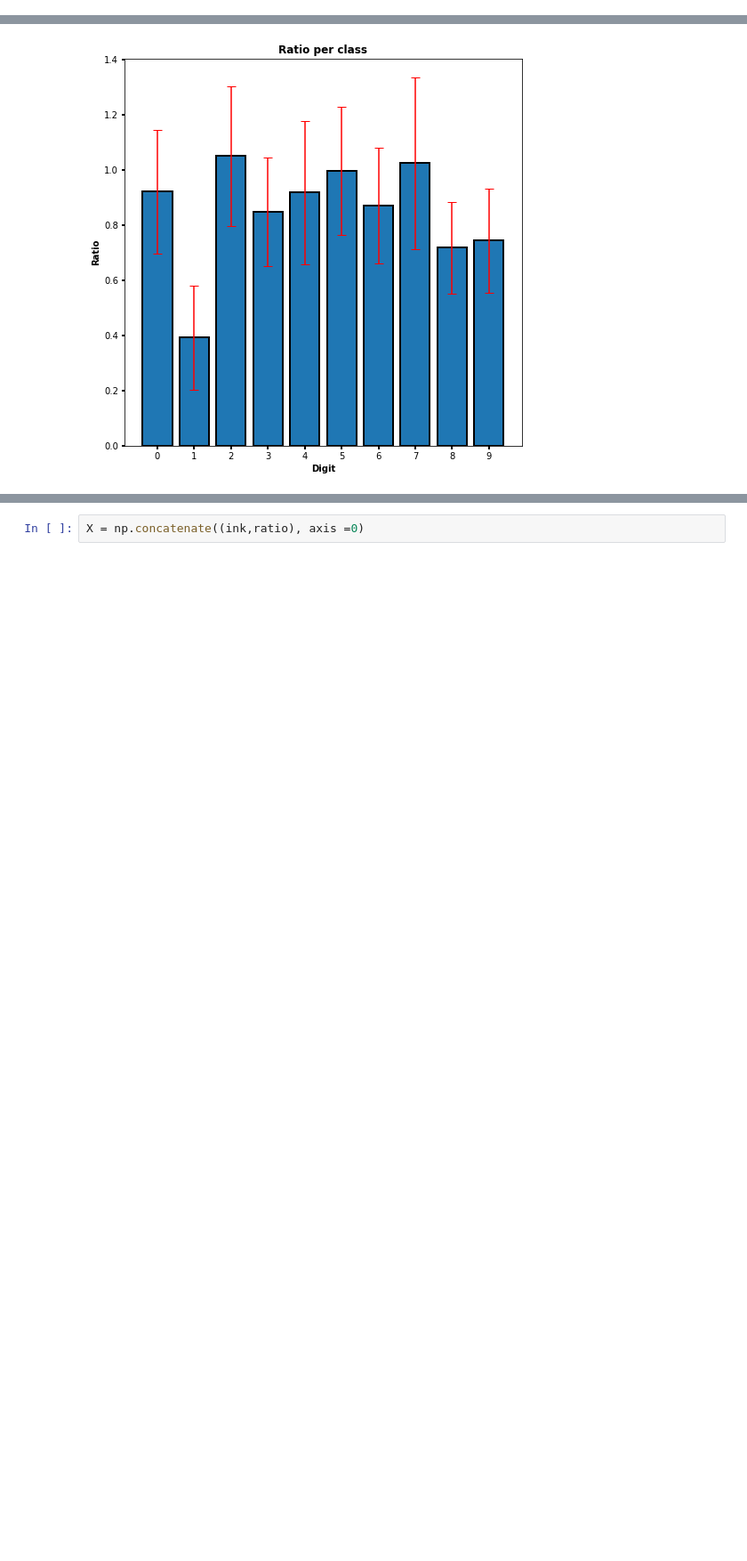
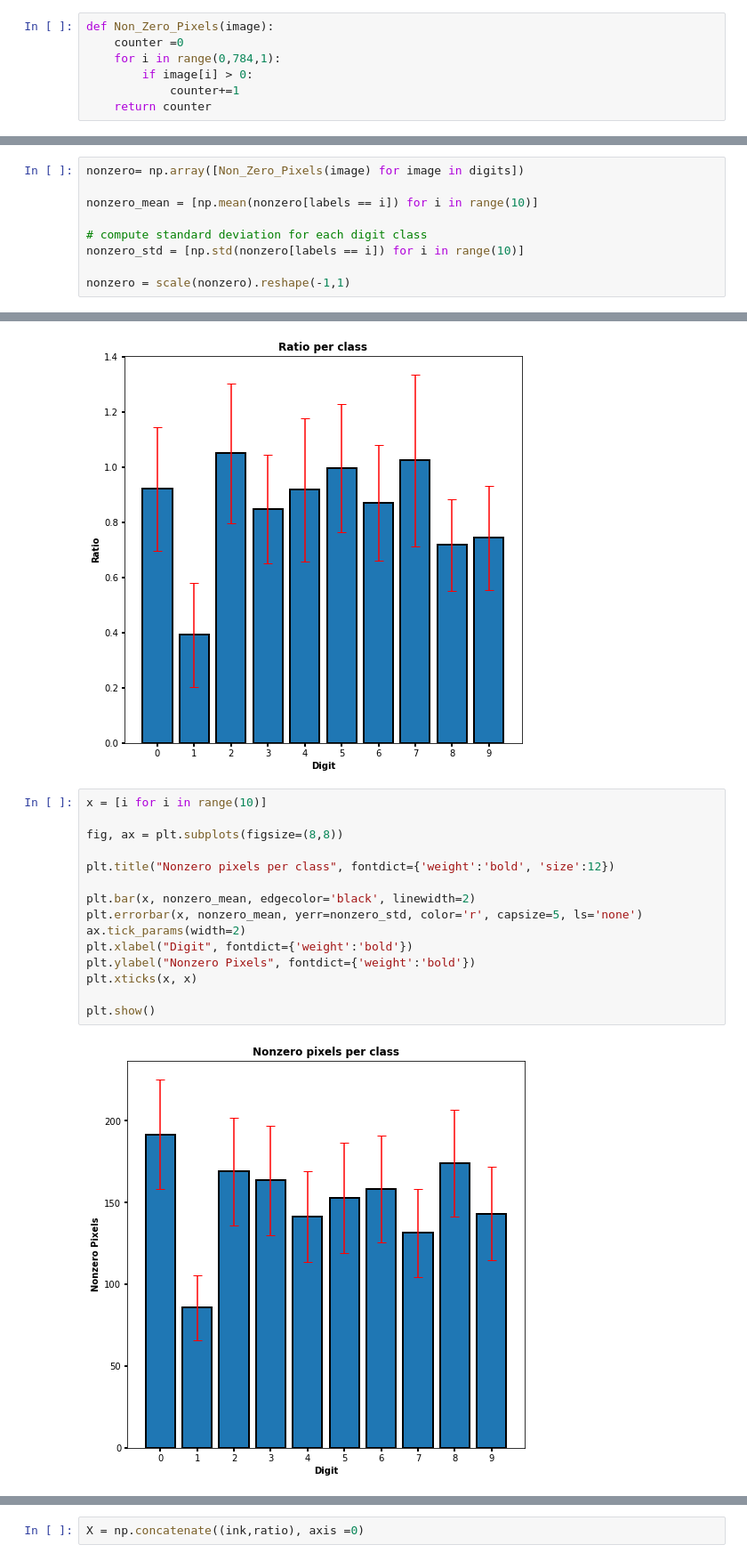
Before and after one commit to MikaSie/Project_Pattern_Recognition, a Jupyter notebook: Pattern_Recognition_Assignment1.ipynb, the cells around one changed output, grey strips where cells are left out. Shown at 89% size. Saved outputs shown, nothing was run; the diff lists cells and outputs as text; blank space fills up the shorter version.

```diff
--- a/Pattern_Recognition_Assignment1.ipynb
+++ b/Pattern_Recognition_Assignment1.ipynb
@@ -176,0 +201,7 @@ def longest_line_ratio(image):
+# %%
+def Non_Zero_Pixels(image):
+    counter =0
+    for i in range(0,784,1):
+        if image[i] > 0:
+            counter+=1
+    return counter
@@ -176,0 +210,9 @@ def longest_line_ratio(image):
+# %%
+nonzero= np.array([Non_Zero_Pixels(image) for image in digits])
+
+nonzero_mean = [np.mean(nonzero[labels == i]) for i in range(10)]
+
+# compute standard deviation for each digit class
+nonzero_std = [np.std(nonzero[labels == i]) for i in range(10)]
+
+nonzero = scale(nonzero).reshape(-1,1)
@@ -203,6 +286,23 @@ plt.xticks(x, x)
 plt.show()
 # %% [output]
 [figure]
+# %%
+x = [i for i in range(10)]
+
+fig, ax = plt.subplots(figsize=(8,8))
+
+plt.title("Nonzero pixels per class", fontdict={'weight':'bold', 'size':12})
+
+plt.bar(x, nonzero_mean, edgecolor='black', linewidth=2)
+plt.errorbar(x, nonzero_mean, yerr=nonzero_std, color='r', capsize=5, ls='none')
+ax.tick_params(width=2)
+plt.xlabel("Digit", fontdict={'weight':'bold'})
+plt.ylabel("Nonzero Pixels", fontdict={'weight':'bold'})
+plt.xticks(x, x)
+
+plt.show()
+# %% [output]
+[figure, added]
 # %%
 print(ratio_mean[0], "\t", ratio_std[0])
 print(ratio_mean[1], "\t", ratio_std[1])
```
Also changed, not shown: parts of 29 cells of this notebook.
